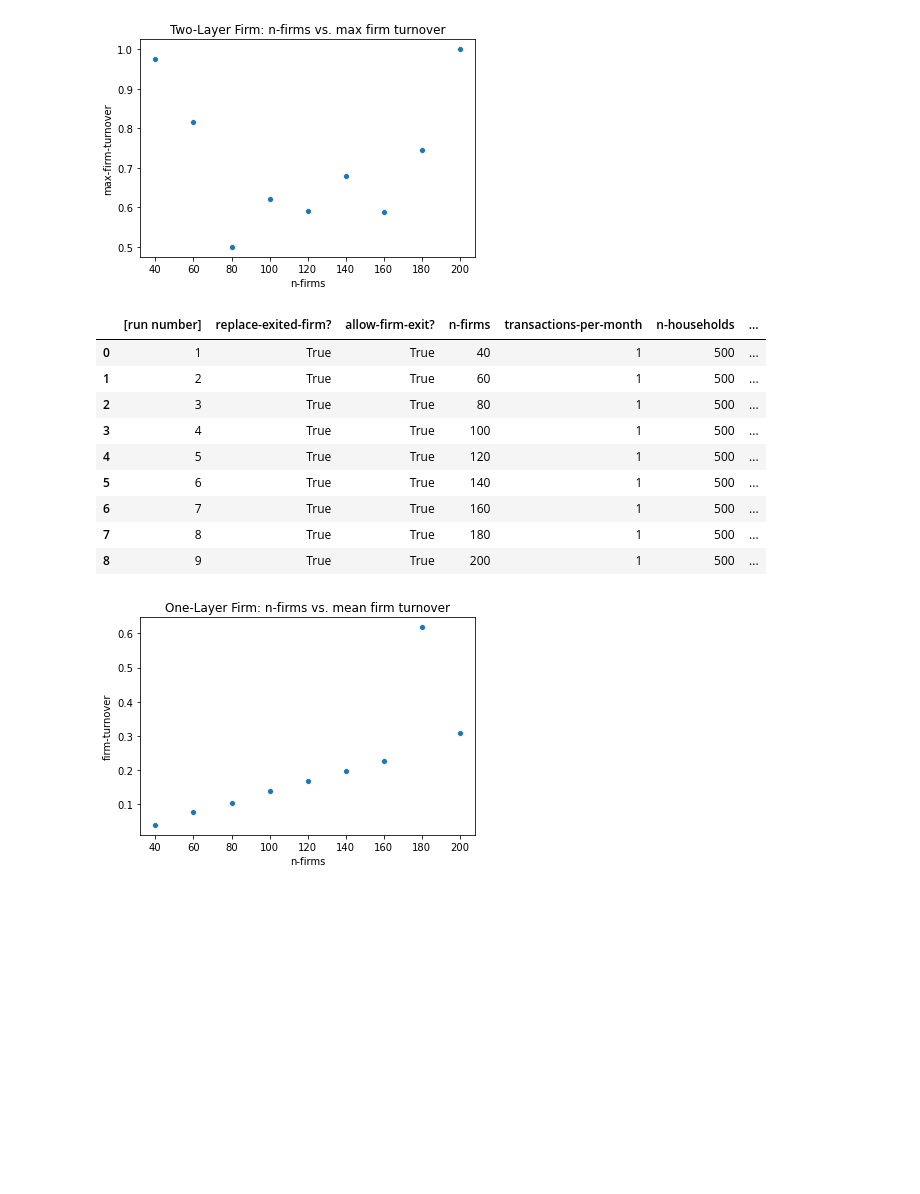
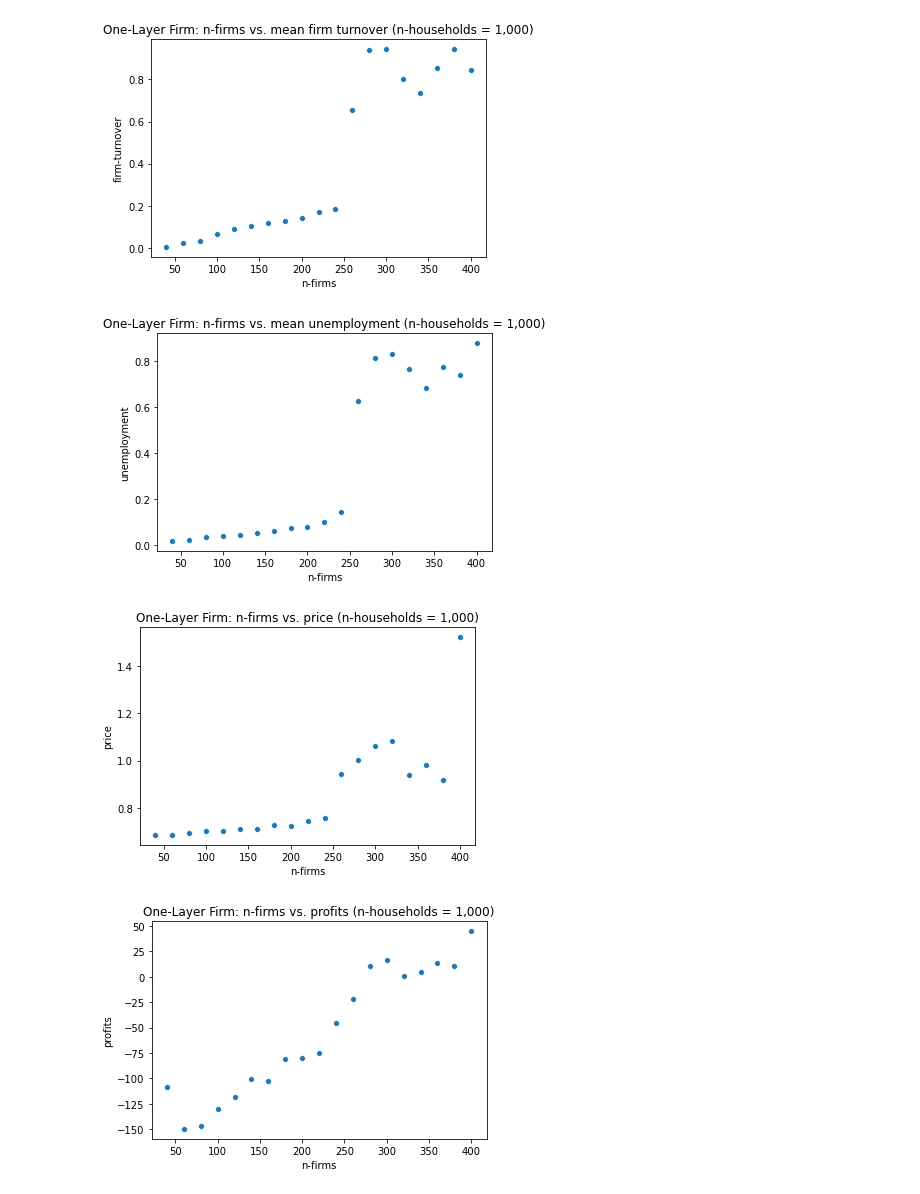
Before and after one commit to jzkelter/tabular-standards, a Jupyter notebook: Main Model/Behaviorspace Data/n-firm tests.ipynb, the cells around one changed output. Saved outputs shown, nothing was run; the diff lists cells and outputs as text; code cells hidden in the pictures; blank space fills up the shorter version.

```diff
--- a/Main Model/Behaviorspace Data/n-firm tests.ipynb
+++ b/Main Model/Behaviorspace Data/n-firm tests.ipynb
@@ -30,32 +33,29 @@ plt.show()
-# %%
-ax = sns.scatterplot(x= "n-firms",
-                     y= "max-firm-turnover",
-                     data = df)
-plt.title("Two-Layer Firm: n-firms vs. max firm turnover")
-plt.show()
-# %% [output]
-[figure, removed]
-# %%
-df = pd.read_csv('singlefirm_baseline baseline_varying_firm_number-table.csv', error_bad_lines=False)
-df['n-firms'] = df['n-firms']
-df['firm-turnover'] = df['[mean]'] / df['n-firms']
-df['max-firm-turnover'] = df['[max]'] / df['n-firms']
-
-display(df)
-ax = sns.scatterplot(x= "n-firms",
-                     y= "firm-turnover",
-                     data = df)
-plt.title("One-Layer Firm: n-firms vs. mean firm turnover")
-plt.show()
-# %% [output]
-|  | [run number] | replace-exited-firm? | allow-firm-exit? | n-firms | transactions-per-month | n-households | ... |
-| 0 | 1 | True | True | 40 | 1 | 500 | ... |
-| 1 | 2 | True | True | 60 | 1 | 500 | ... |
-| 2 | 3 | True | True | 80 | 1 | 500 | ... |
-| 3 | 4 | True | True | 100 | 1 | 500 | ... |
-| 4 | 5 | True | True | 120 | 1 | 500 | ... |
-| 5 | 6 | True | True | 140 | 1 | 500 | ... |
-| 6 | 7 | True | True | 160 | 1 | 500 | ... |
-| 7 | 8 | True | True | 180 | 1 | 500 | ... |
-| 8 | 9 | True | True | 200 | 1 | 500 | ... |
-[figure, removed]
+# %%
+ax = sns.scatterplot(x= "n-firms",
+                     y= "firm-turnover",
+                     data = df)
+plt.title("One-Layer Firm: n-firms vs. mean firm turnover (n-households = 1,000)")
+plt.show()
+
+ax2 = sns.scatterplot(x= "n-firms",
+                     y= "unemployment",
+                     data = df)
+plt.title("One-Layer Firm: n-firms vs. mean unemployment (n-households = 1,000)")
+plt.show()
+
+ax3 = sns.scatterplot(x= "n-firms",
+                     y= "price",
+                     data = df)
+plt.title("One-Layer Firm: n-firms vs. price (n-households = 1,000)")
+plt.show()
+
+ax4 = sns.scatterplot(x= "n-firms",
+                     y= "profits",
+                     data = df)
+plt.title("One-Layer Firm: n-firms vs. profits (n-households = 1,000)")
+plt.show()
+# %% [output]
+[figure, added]
+[figure, added]
+[figure, added]
+[figure, added]
```
Also changed, not shown: parts of 1 cell of this notebook, 8 other files.
